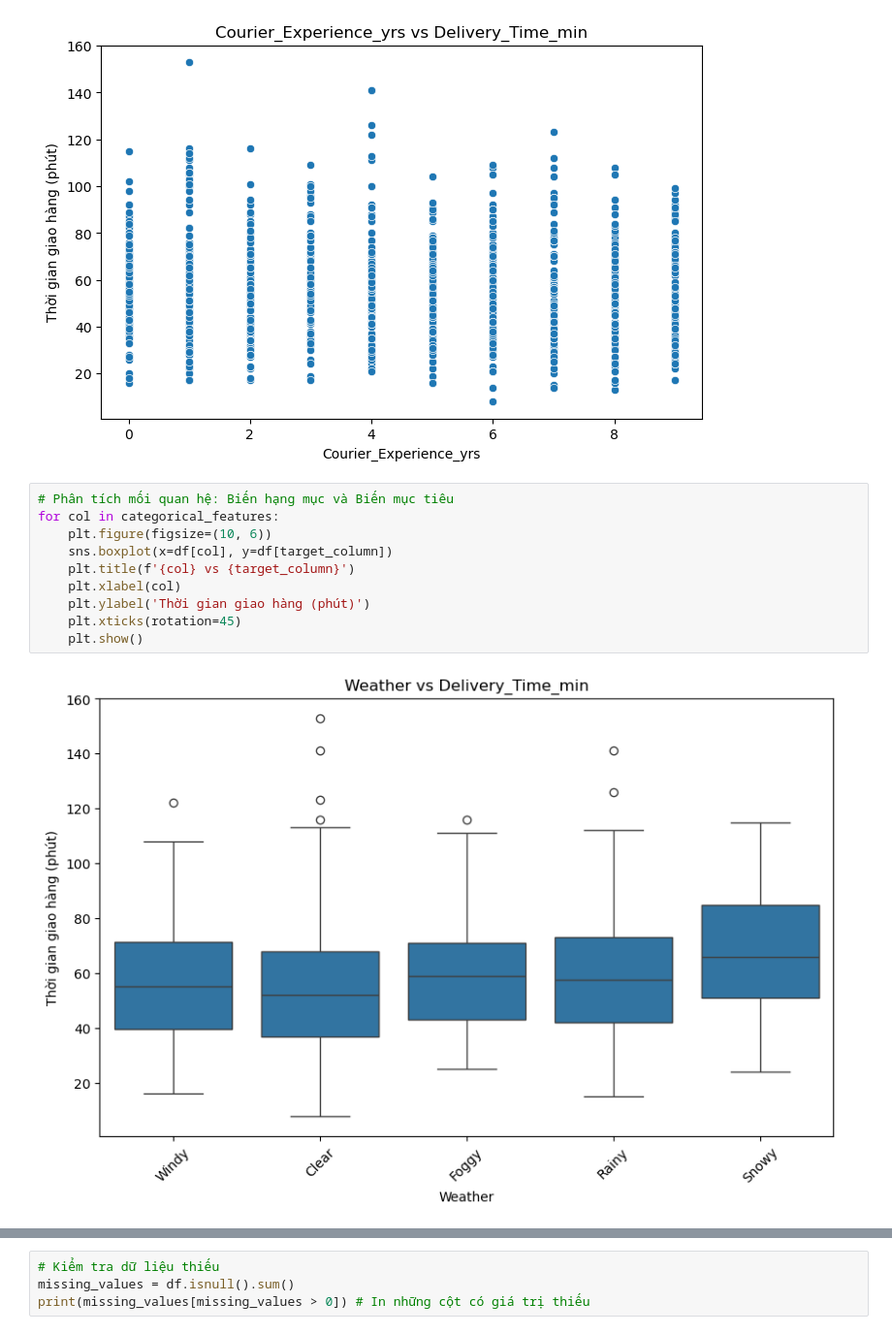
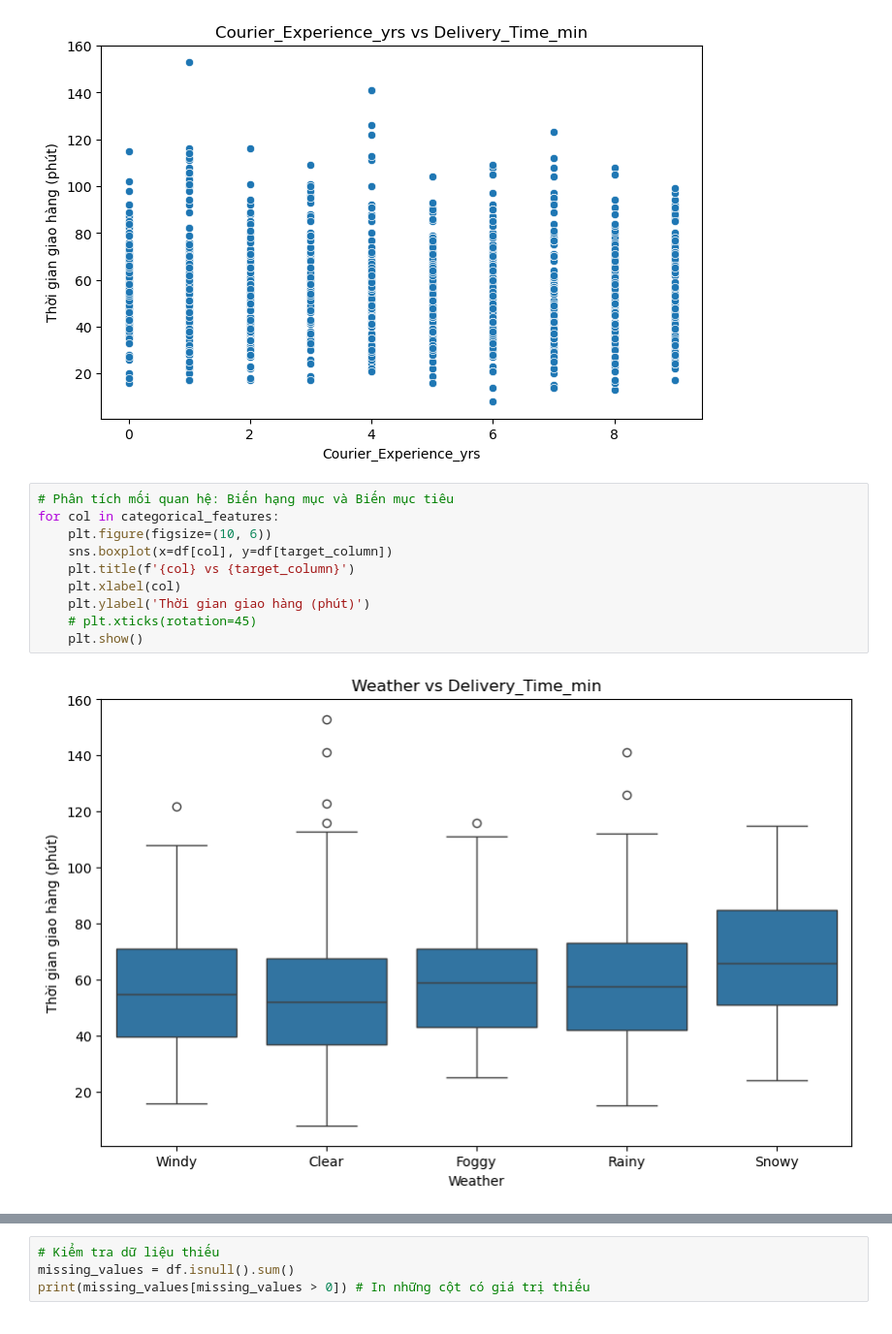
Before and after one commit to khanhsf145/Nhom16_Du-doan-thoi-gian-giao-do-an, a Jupyter notebook: food_delivery_time_prediction.ipynb, the cells around one changed output, grey strips where cells are left out. Shown: that part at 97% size. Cells and saved outputs as stored; diff of their text form.

```diff
--- a/food_delivery_time_prediction.ipynb
+++ b/food_delivery_time_prediction.ipynb
@@ -98,12 +98,12 @@ for col in numerical_features:
 # %%
 # Phân tích mối quan hệ: Biến hạng mục và Biến mục tiêu
 for col in categorical_features:
     plt.figure(figsize=(10, 6))
     sns.boxplot(x=df[col], y=df[target_column])
     plt.title(f'{col} vs {target_column}')
     plt.xlabel(col)
     plt.ylabel('Thời gian giao hàng (phút)')
-    plt.xticks(rotation=45)
+    # plt.xticks(rotation=45)
     plt.show()
 # %% [output]
-[figure, old version]
+[figure, new version]
```
Also changed, not shown: parts of 1 cell of this notebook.
